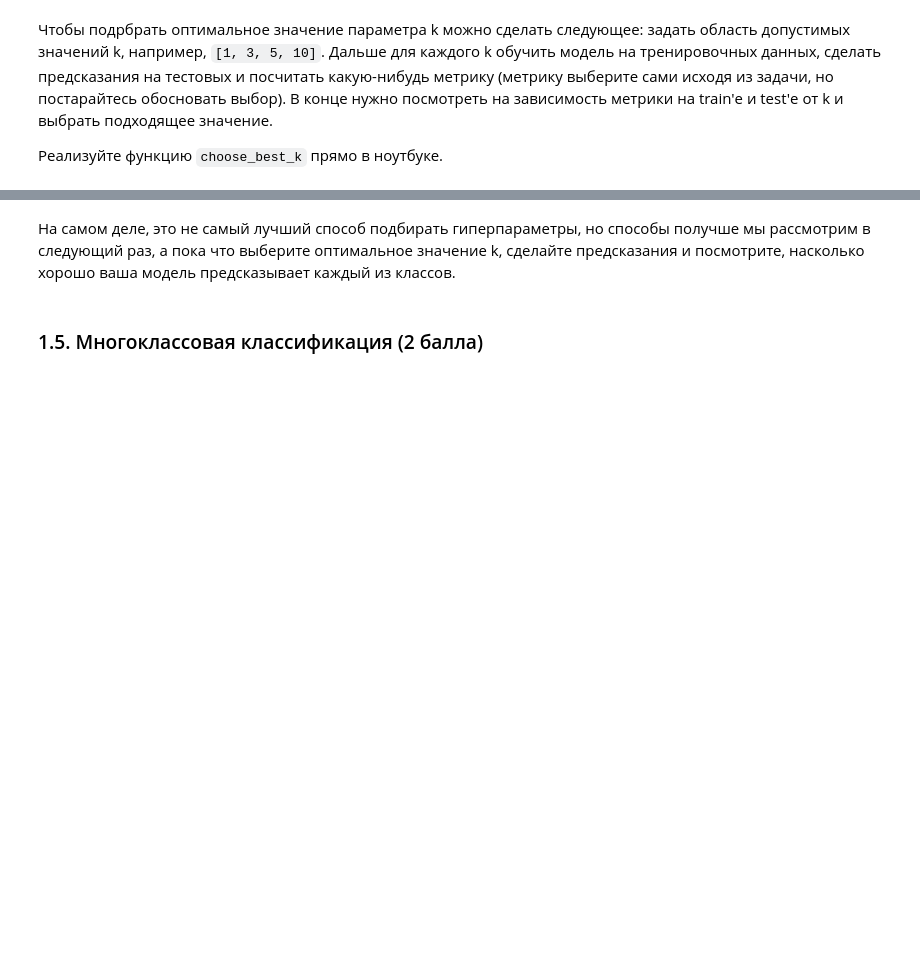
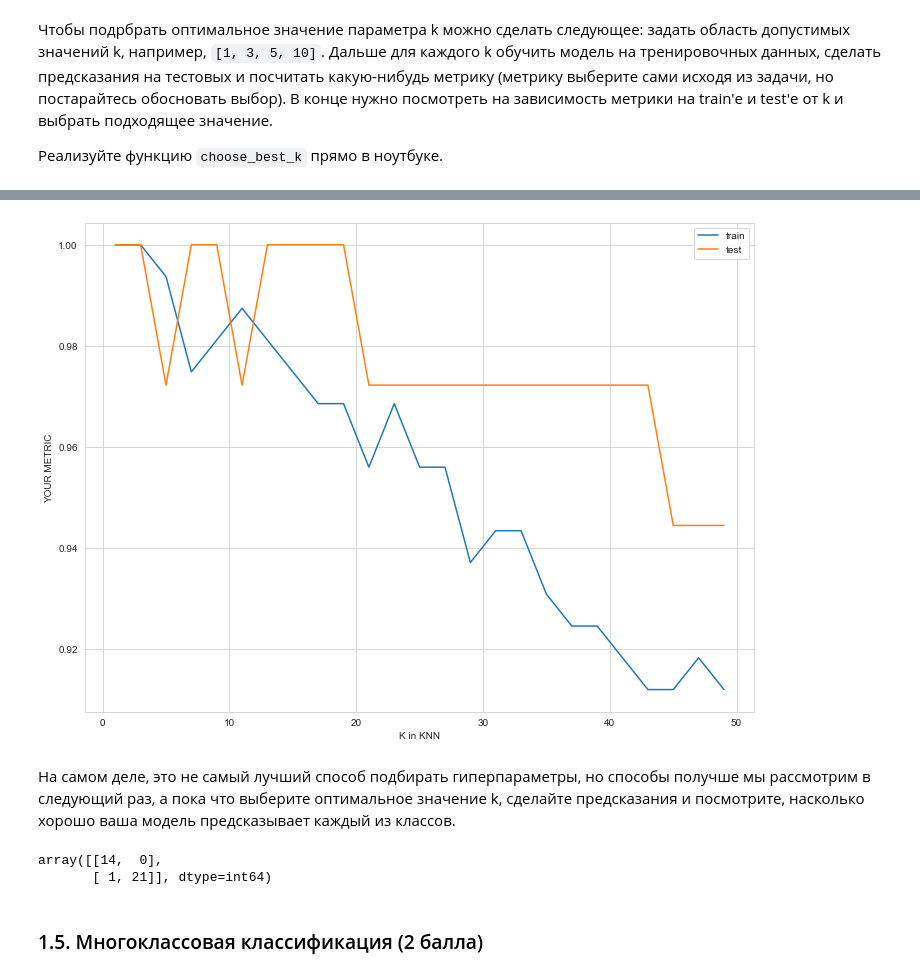
Before and after one commit to Olga-Bagrova/BI_ML_2024, a Jupyter notebook: hw_1_knn/code/KNN.ipynb, the cells around one changed output, grey strips where cells are left out. Saved outputs shown, nothing was run; the diff lists cells and outputs as text; code cells hidden in the pictures; blank space fills up the shorter version.

```diff
--- a/hw_1_knn/code/KNN.ipynb
+++ b/hw_1_knn/code/KNN.ipynb
@@ -207,11 +208,19 @@ def find_best_k(X_train, y_train, X_test, y_test, params, metric):
     train_metrics the list of metric values on train data set for each k in params
     test_metrics the list of metric values on test data set for each k in params
     """
+    test_metrics = []
+    train_metrics = []
 
-    """
-    YOUR CODE IS HERE
-    """
-    pass
+    for k in params:
+        #print('k=', k)
+        knn_classifier = KNNClassifier(k = k)
+        knn_classifier.fit(X_train, y_train)
+        prediction_train = knn_classifier.predict(X_train)
+        train_metrics.append(metric(y_train, prediction_train))
+        prediction_test = knn_classifier.predict(X_test)
+        test_metrics.append(metric(y_test, prediction_test))
+    return train_metrics, test_metrics
+#ВЫБРАТЬ МЕТРИКУ НОРМ
 # %%
 params = [1, 2, 4, 5, 8, 10, 30]
 train_metrics, test_metrics = find_best_k(binary_train_X, binary_train_y, binary_test_X, binary_test_y, params, accuracy_score)
@@ -224,2 +235,14 @@ plt.ylabel("YOUR METRIC");
+# %%
+#тестим только на нечётных k
+params = np.arange(1, 50, 2).tolist()
+train_metrics, test_metrics = find_best_k(binary_train_X, binary_train_y, binary_test_X, binary_test_y, params, accuracy_score)
+
+plt.plot(params, train_metrics, label="train")
+plt.plot(params, test_metrics, label="test")
+plt.legend()
+plt.xlabel("K in KNN")
+plt.ylabel("YOUR METRIC");
+# %% [output]
+[figure, added]
 # %% [markdown]
 На самом деле, это не самый лучший способ подбирать гиперпараметры, но способы получше мы рассмотрим в следующий раз, а пока что выберите оптимальное значение k, сделайте предсказания и посмотрите, насколько хорошо ваша модель предсказывает каждый из классов.
@@ -226,3 +251,11 @@ plt.ylabel("YOUR METRIC");
+# %%
+knn_classifier = KNNClassifier(k = 11)
+knn_classifier.fit(binary_train_X, binary_train_y)
+prediction = knn_classifier.predict(binary_test_X)
+confusion_matrix(prediction, binary_test_y)
+# %% [output]
+array([[14,  0],
+       [ 1, 21]], dtype=int64)
 # %% [markdown]
 ### 1.5. Многоклассовая классификация (2 балла)
 # %% [markdown]
```
Also changed, not shown: parts of 11 cells of this notebook, 2 other files.
